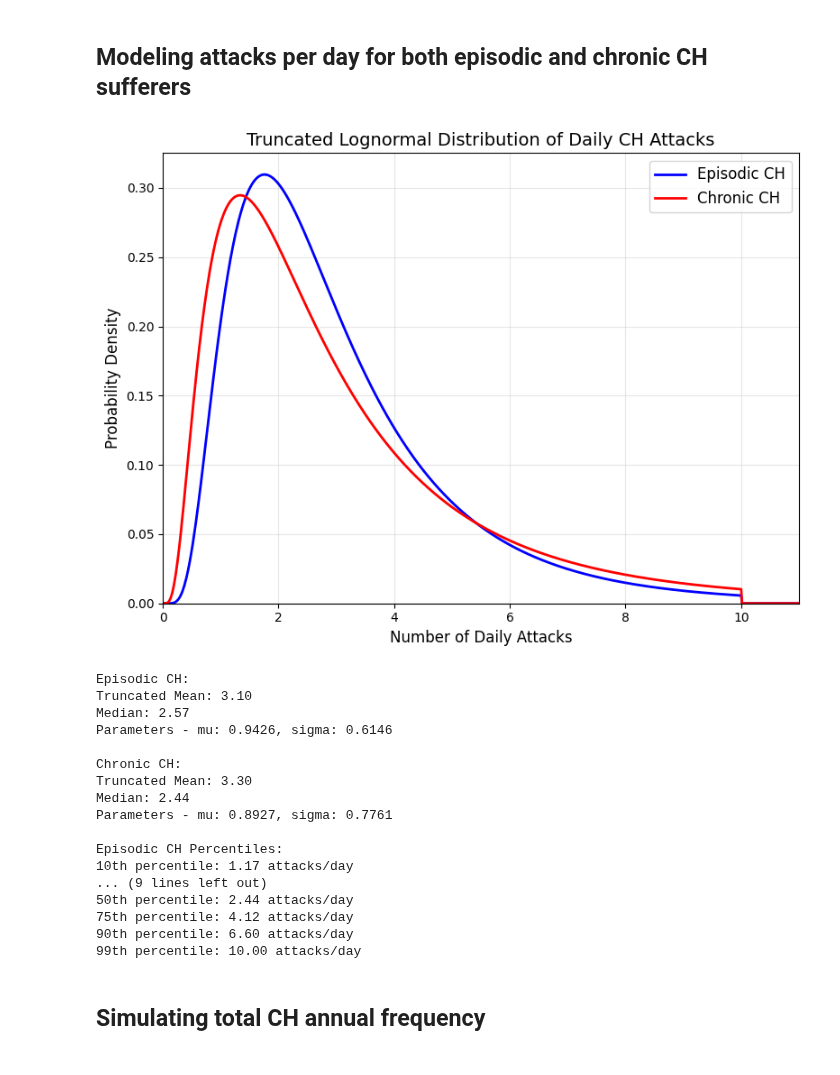
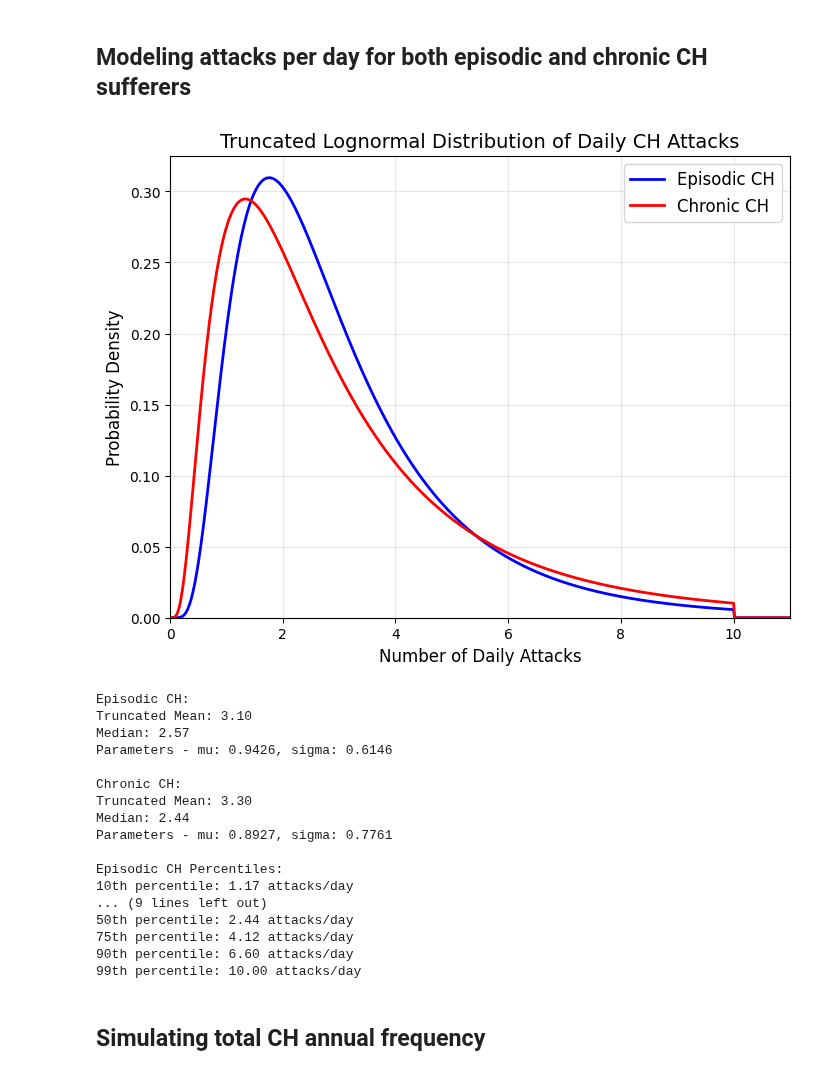
Before and after one commit to aph-research/cluster-headaches, a Jupyter notebook: Cluster headache full model.ipynb, the cells around one changed output. Drawn from its saved outputs; the diff is of its cells as text; code cells hidden in the pictures.

```diff
--- a/Cluster headache full model.ipynb
+++ b/Cluster headache full model.ipynb
@@ -260,35 +260,34 @@ plt.plot(x, truncated_lognorm_pdf(x, episodic_mu, episodic_sigma, max_daily_ch),
          label='Episodic CH')
 plt.plot(x, truncated_lognorm_pdf(x, chronic_mu, chronic_sigma, max_daily_ch), 'r-', lw=2,
          label='Chronic CH')
 
 plt.title('Truncated Lognormal Distribution of Daily CH Attacks', fontsize=14)
 plt.xlabel('Number of Daily Attacks', fontsize=12)
 plt.ylabel('Probability Density', fontsize=12)
 plt.xlim(0, max_daily_ch+1)
 plt.ylim(bottom=0)
 plt.legend(fontsize=12)
 plt.grid(True, alpha=0.3)
-plt.tight_layout()
 plt.show()
 
 # Print summary statistics and probabilities
 for ch_type, mu, sigma in [("Episodic", episodic_mu, episodic_sigma),
                            ("Chronic", chronic_mu, chronic_sigma)]:
     print(f"\n{ch_type} CH:")
     print(f"Truncated Mean: {truncated_mean(mu, sigma, max_daily_ch):.2f}")
     print(f"Median: {lognorm.median(s=sigma, scale=np.exp(mu)):.2f}")
     print(f"Parameters - mu: {mu:.4f}, sigma: {sigma:.4f}")
 
 # Print percentiles
 percentiles = [10, 25, 50, 75, 90, 99]
 for ch_type, mu, sigma in [("Episodic", episodic_mu, episodic_sigma),
                            ("Chronic", chronic_mu, chronic_sigma)]:
     print(f"\n{ch_type} CH Percentiles:")
     values = np.minimum(lognorm.ppf(np.array(percentiles) / 100, s=sigma, scale=np.exp(mu)), max_daily_ch)
     for p, v in zip(percentiles, values):
         print(f"{p}th percentile: {v:.2f} attacks/day")
 # %% [output]
-[figure, old version]
+[figure, new version]
 Episodic CH:
 Truncated Mean: 3.10
 Median: 2.57
```
Also changed, not shown: parts of 10 cells of this notebook, 1 other file.
